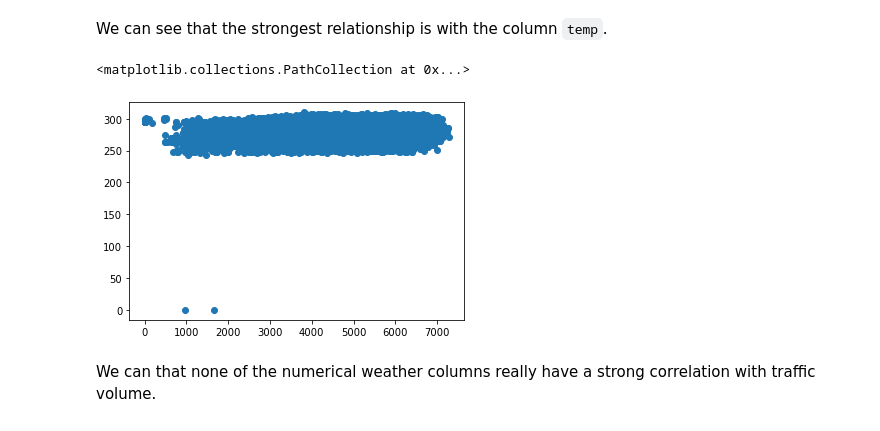
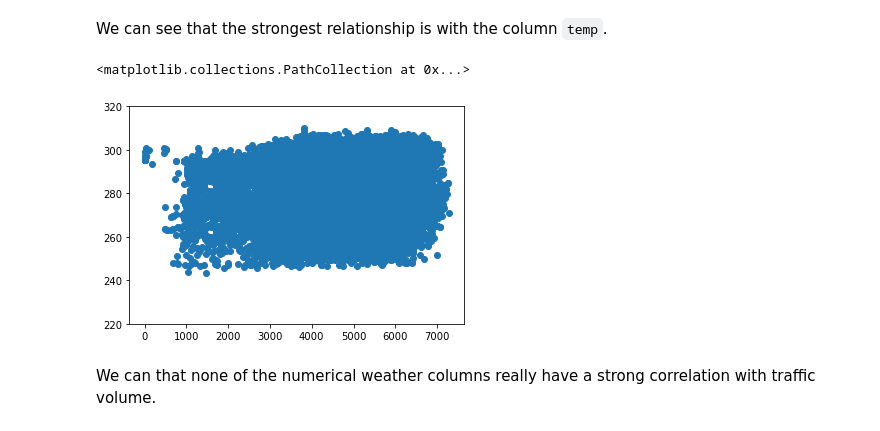
Before and after one commit to aguirredaniel/dataquest-projects, a Jupyter notebook: Finding_Heavy_Traffic_Indicators_I-94/Finding Heavy Traffic Indicators on I-94.ipynb, the cells around one changed output. Cells and saved outputs as stored; diff of their text form; code cells hidden in the pictures.

```diff
--- a/Finding_Heavy_Traffic_Indicators_I-94/Finding Heavy Traffic Indicators on I-94.ipynb
+++ b/Finding_Heavy_Traffic_Indicators_I-94/Finding Heavy Traffic Indicators on I-94.ipynb
@@ -371,10 +371,11 @@ Name: traffic_volume, dtype: float64
 # %% [markdown]
 We can see that the strongest relationship is with the column `temp`.
 # %%
+plt.ylim([220, 320])
 plt.scatter(daytime['traffic_volume'], daytime['temp'])
 # %% [output]
 <matplotlib.collections.PathCollection at 0x...>
-[figure, old version]
+[figure, new version]
 # %% [markdown]
 We can that none of the numerical weather columns really have a strong correlation with traffic volume.
 # %% [markdown]
```
